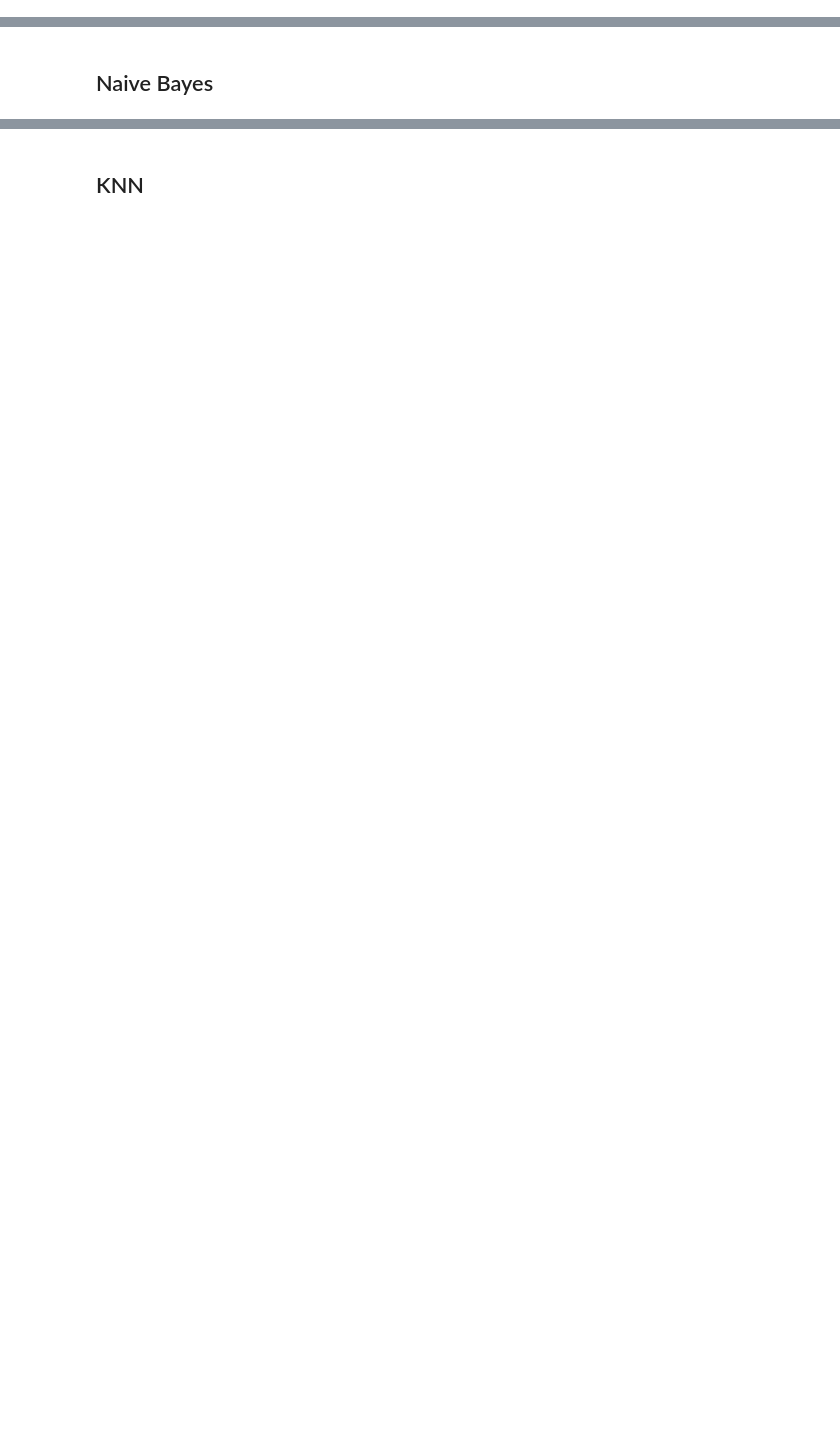
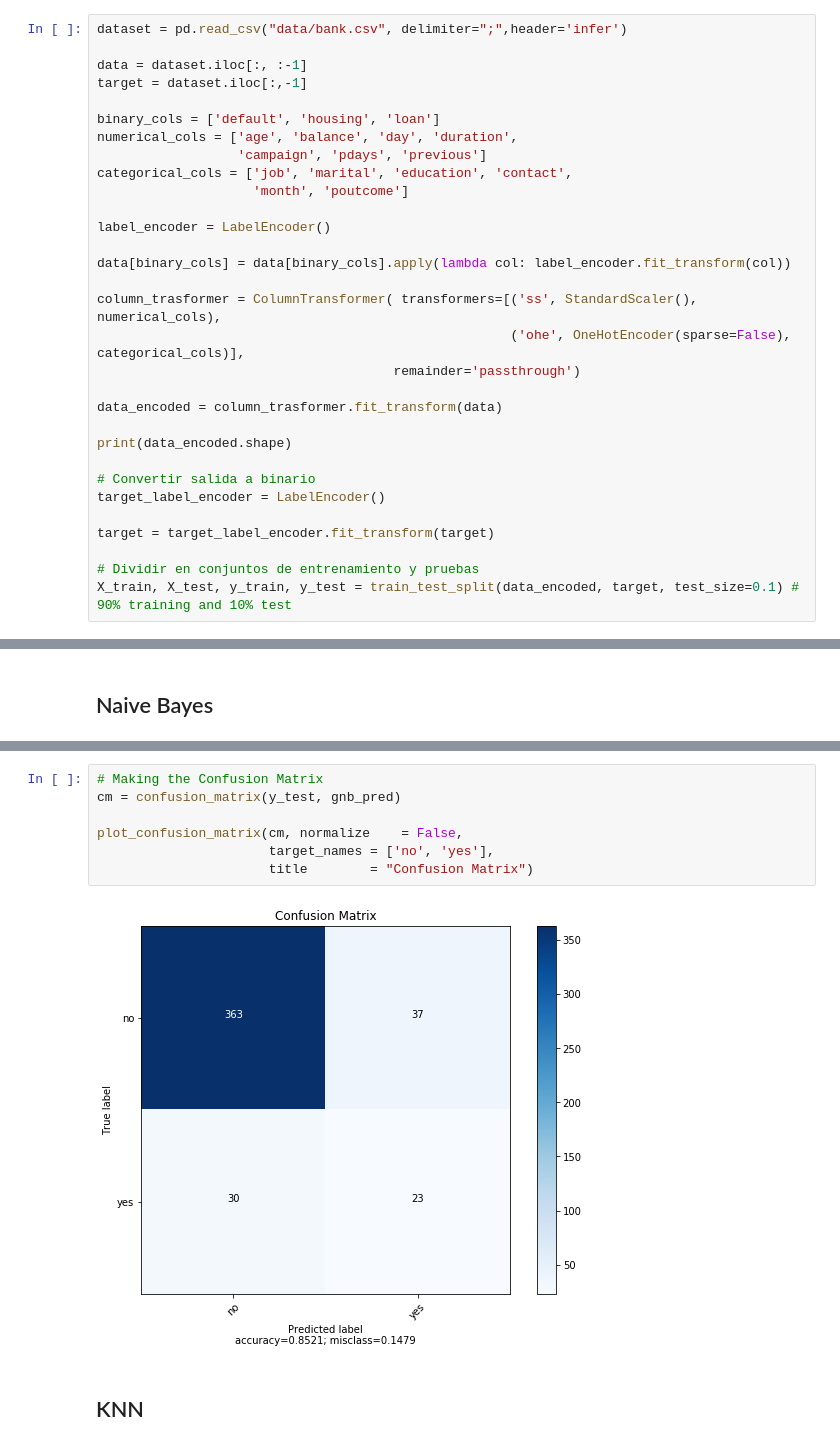
Before and after one commit to daemonsoft/Bank_Marketing_ML, a Jupyter notebook: Proyecto.ipynb, the cells around one changed output, grey strips where cells are left out. Drawn from its saved outputs; the diff is of its cells as text; blank space fills up the shorter version.

```diff
--- a/Proyecto.ipynb
+++ b/Proyecto.ipynb
@@ -119,0 +76,31 @@ Datos con salida no: (4000, 52)
+# %%
+dataset = pd.read_csv("data/bank.csv", delimiter=";",header='infer')
+
+data = dataset.iloc[:, :-1]
+target = dataset.iloc[:,-1]
+
+binary_cols = ['default', 'housing', 'loan']
+numerical_cols = ['age', 'balance', 'day', 'duration',
+                  'campaign', 'pdays', 'previous']
+categorical_cols = ['job', 'marital', 'education', 'contact',
+                    'month', 'poutcome']
+
+label_encoder = LabelEncoder()
+
+data[binary_cols] = data[binary_cols].apply(lambda col: label_encoder.fit_transform(col))
+
+column_trasformer = ColumnTransformer( transformers=[('ss', StandardScaler(), numerical_cols),
+                                                     ('ohe', OneHotEncoder(sparse=False), categorical_cols)],
+                                      remainder='passthrough')
+
+data_encoded = column_trasformer.fit_transform(data)
+
+print(data_encoded.shape)
+
+# Convertir salida a binario
+target_label_encoder = LabelEncoder()
+
+target = target_label_encoder.fit_transform(target)
+
+# Dividir en conjuntos de entrenamiento y pruebas
+X_train, X_test, y_train, y_test = train_test_split(data_encoded, target, test_size=0.1) # 90% training and 10% test
@@ -137,3 +125,12 @@ Number of mislabeled points out of a total 1357 points : 3, performance 99.78%
+# %%
+# Making the Confusion Matrix
+cm = confusion_matrix(y_test, gnb_pred)
+
+plot_confusion_matrix(cm, normalize    = False,
+                      target_names = ['no', 'yes'],
+                      title        = "Confusion Matrix")
+# %% [output]
+[figure, added]
 # %% [markdown]
 ## KNN
 # %%
```
Also changed, not shown: parts of 19 cells of this notebook.
